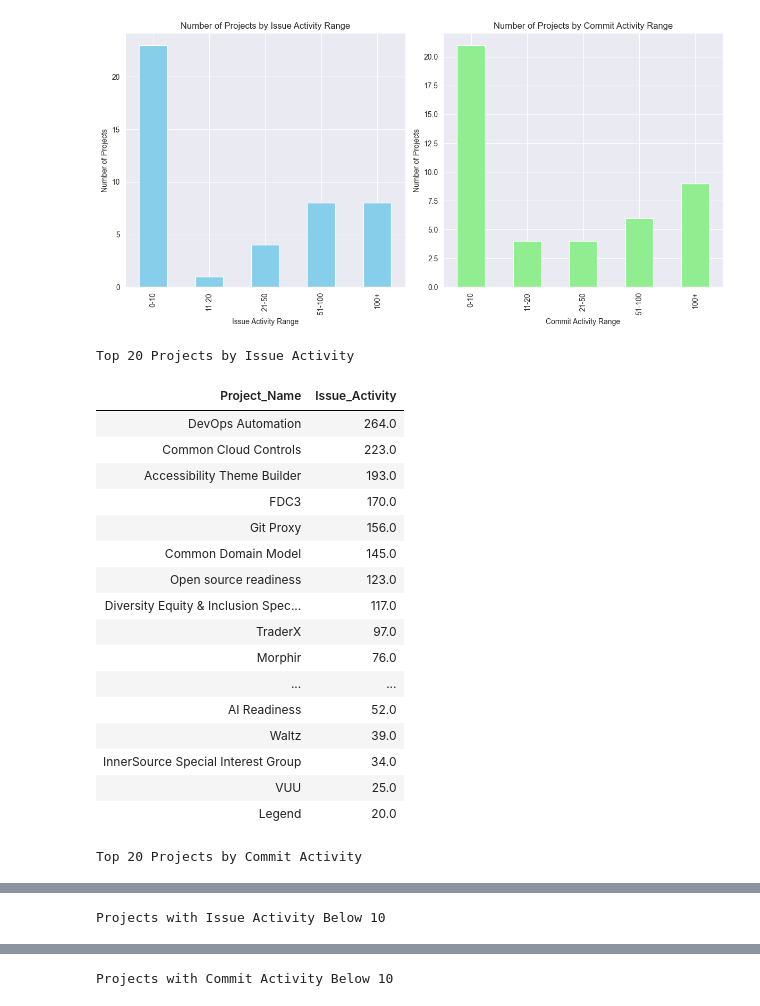
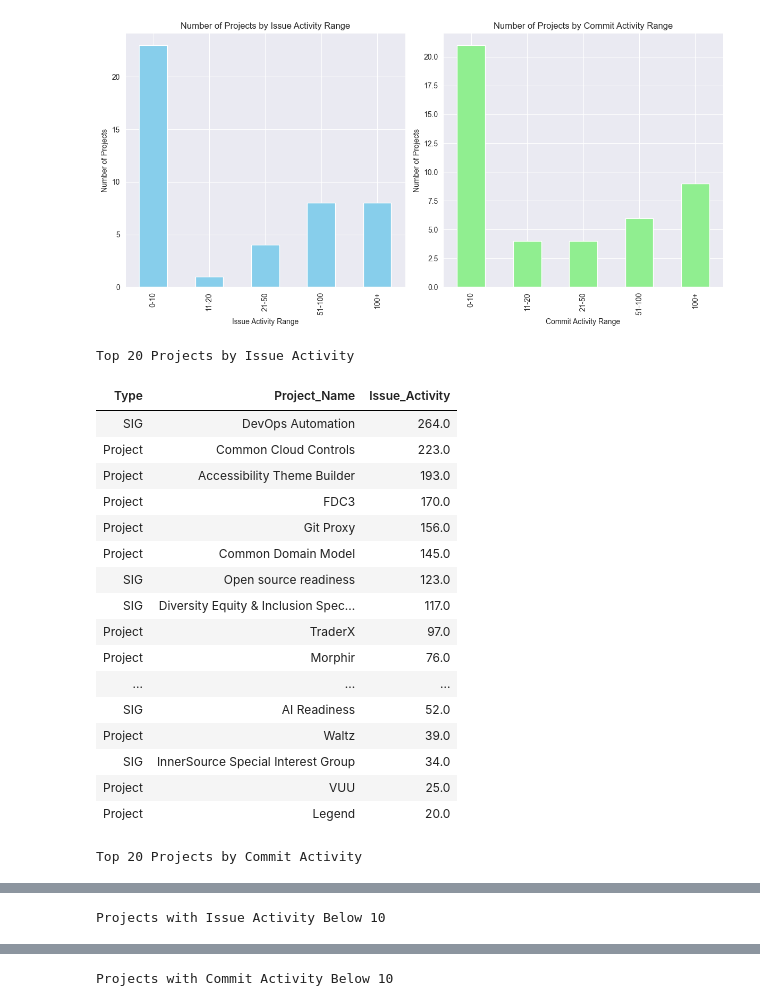
Before and after one commit to rocketstack-matt/finos-landscape, a Jupyter notebook: landscape.ipynb, the cells around one changed output, grey strips where cells are left out. Cells and saved outputs as stored; diff of their text form; code cells hidden in the pictures.

Commit message:
Add project type into the tables

```diff
--- a/landscape.ipynb
+++ b/landscape.ipynb
@@ -2,6 +2,7 @@
 import pandas as pd
 import matplotlib.pyplot as plt
 import seaborn as sns
+from IPython.display import display, HTML
 
 # Define the column headers including the new columns
 column_headers = [
@@ -12,7 +13,7 @@ column_headers = [
 ]
 
 url = 'https://raw.githubusercontent.com/robmoffat/landscape-scanning/main/scan.csv'
-df = pd.read_csv(url, header=None, names=column_headers)
+df = pd.read_csv(url, header=0, names=column_headers)
 
 # Convert relevant columns to numeric and handle errors
 numeric_columns = ['Score', 'Issue_Activity', 'Commit_Activity', 'Length_of_Readme']
@@ -22,8 +23,8 @@ for column in numeric_columns:
 # Fill missing numeric values with 0
 df[numeric_columns] = df[numeric_columns].fillna(0)
 
-# Group by 'Project_Name' and sum the numeric columns
-grouped_df = df.groupby('Project_Name')[numeric_columns].sum().reset_index()
+# Group by 'Project_Name' and 'Type', then sum the numeric columns
+grouped_df = df.groupby(['Project_Name', 'Type'])[numeric_columns].sum().reset_index()
 
 # Define ranges for issue and commit activity with inclusive bins
 issue_bins = [0, 10, 20, 50, 100, float('inf')]
@@ -60,20 +61,20 @@ summary_df = pd.concat([summary_df, total_row], ignore_index=True)
 from IPython.display import display, HTML
 
 # Top 20 projects by issue activity
-top_20_issues = grouped_df[['Project_Name', 'Issue_Activity']].sort_values(by='Issue_Activity', ascending=False).head(
-    20)
+top_20_issues = grouped_df[['Type', 'Project_Name', 'Issue_Activity']].sort_values(by='Issue_Activity',
+                                                                                   ascending=False).head(20)
 
 # Top 20 projects by commit activity
-top_20_commits = grouped_df[['Project_Name', 'Commit_Activity']].sort_values(by='Commit_Activity',
-                                                                             ascending=False).head(20)
+top_20_commits = grouped_df[['Type', 'Project_Name', 'Commit_Activity']].sort_values(by='Commit_Activity',
+                                                                                     ascending=False).head(20)
 
 # Projects with issue activity below 10, sorted in descending order
-bottom_issues = grouped_df[['Project_Name', 'Issue_Activity']].loc[grouped_df['Issue_Activity'] < 10].sort_values(
-    by='Issue_Activity', ascending=False)
+bottom_issues = grouped_df[['Type', 'Project_Name', 'Issue_Activity']].loc[
+    grouped_df['Issue_Activity'] < 10].sort_values(by='Issue_Activity', ascending=False)
 
 # Projects with commit activity below 10, sorted in descending order
-bottom_commits = grouped_df[['Project_Name', 'Commit_Activity']].loc[grouped_df['Commit_Activity'] < 10].sort_values(
-    by='Commit_Activity', ascending=False)
+bottom_commits = grouped_df[['Type', 'Project_Name', 'Commit_Activity']].loc[
+    grouped_df['Commit_Activity'] < 10].sort_values(by='Commit_Activity', ascending=False)
 
 # Convert dataframes to HTML tables
 top_20_issues_html = top_20_issues.to_html(index=False)
@@ -105,48 +106,48 @@ plt.show()
 # Displaying the tables side by side
 html_content = f"""
 <div style="display: flex; justify-content: space-around;">
     <div style="margin-right: 20px;">
         <h3>Top 20 Projects by Issue Activity</h3>
         {top_20_issues_html}
     </div>
     <div>
         <h3>Top 20 Projects by Commit Activity</h3>
         {top_20_commits_html}
     </div>
 </div>
 <br>
 <div style="display: flex; justify-content: space-around;">
     <div style="margin-right: 20px;">
         <h3>Projects with Issue Activity Below 10</h3>
         {bottom_issues_html}
     </div>
     <div>
         <h3>Projects with Commit Activity Below 10</h3>
         {bottom_commits_html}
     </div>
 </div>
 """
 
 # Display the tables
 display(HTML(html_content))
 # %% [output]
 [figure]
 Top 20 Projects by Issue Activity
-| Project_Name | Issue_Activity |
-| DevOps Automation | 264.0 |
-| Common Cloud Controls | 223.0 |
-| Accessibility Theme Builder | 193.0 |
-| FDC3 | 170.0 |
-| Git Proxy | 156.0 |
-| Common Domain Model | 145.0 |
-| Open source readiness | 123.0 |
-| Diversity Equity & Inclusion Spec... | 117.0 |
-| TraderX | 97.0 |
-| Morphir | 76.0 |
-| ... | ... |
-| AI Readiness | 52.0 |
-| Waltz | 39.0 |
-| InnerSource Special Interest Group | 34.0 |
-| VUU | 25.0 |
-| Legend | 20.0 |
+| Type | Project_Name | Issue_Activity |
+| SIG | DevOps Automation | 264.0 |
+| Project | Common Cloud Controls | 223.0 |
+| Project | Accessibility Theme Builder | 193.0 |
+| Project | FDC3 | 170.0 |
+| Project | Git Proxy | 156.0 |
+| Project | Common Domain Model | 145.0 |
+| SIG | Open source readiness | 123.0 |
+| SIG | Diversity Equity & Inclusion Spec... | 117.0 |
+| Project | TraderX | 97.0 |
+| Project | Morphir | 76.0 |
+| ... | ... | ... |
+| SIG | AI Readiness | 52.0 |
+| Project | Waltz | 39.0 |
+| SIG | InnerSource Special Interest Group | 34.0 |
+| Project | VUU | 25.0 |
+| Project | Legend | 20.0 |
 Top 20 Projects by Commit Activity
```
Also changed, not shown: parts of 1 cell of this notebook.
